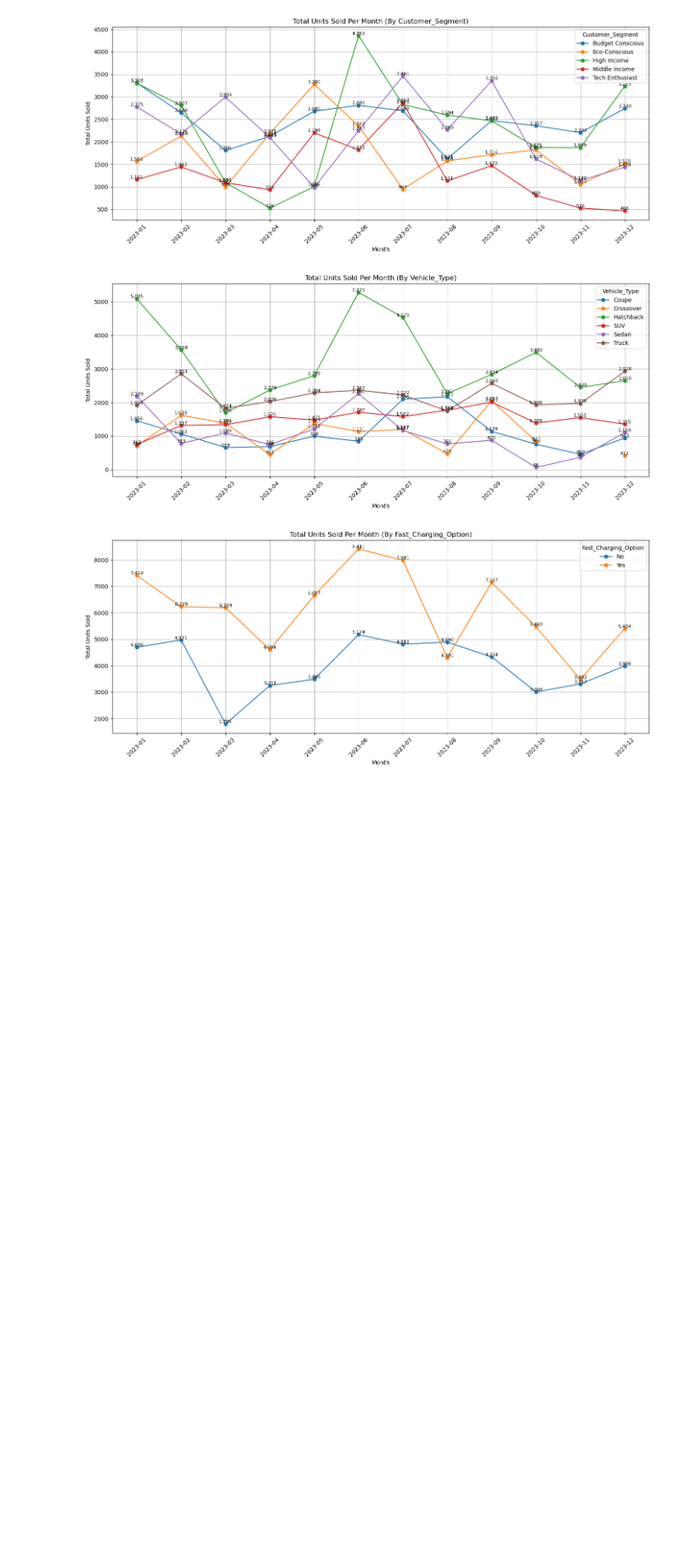
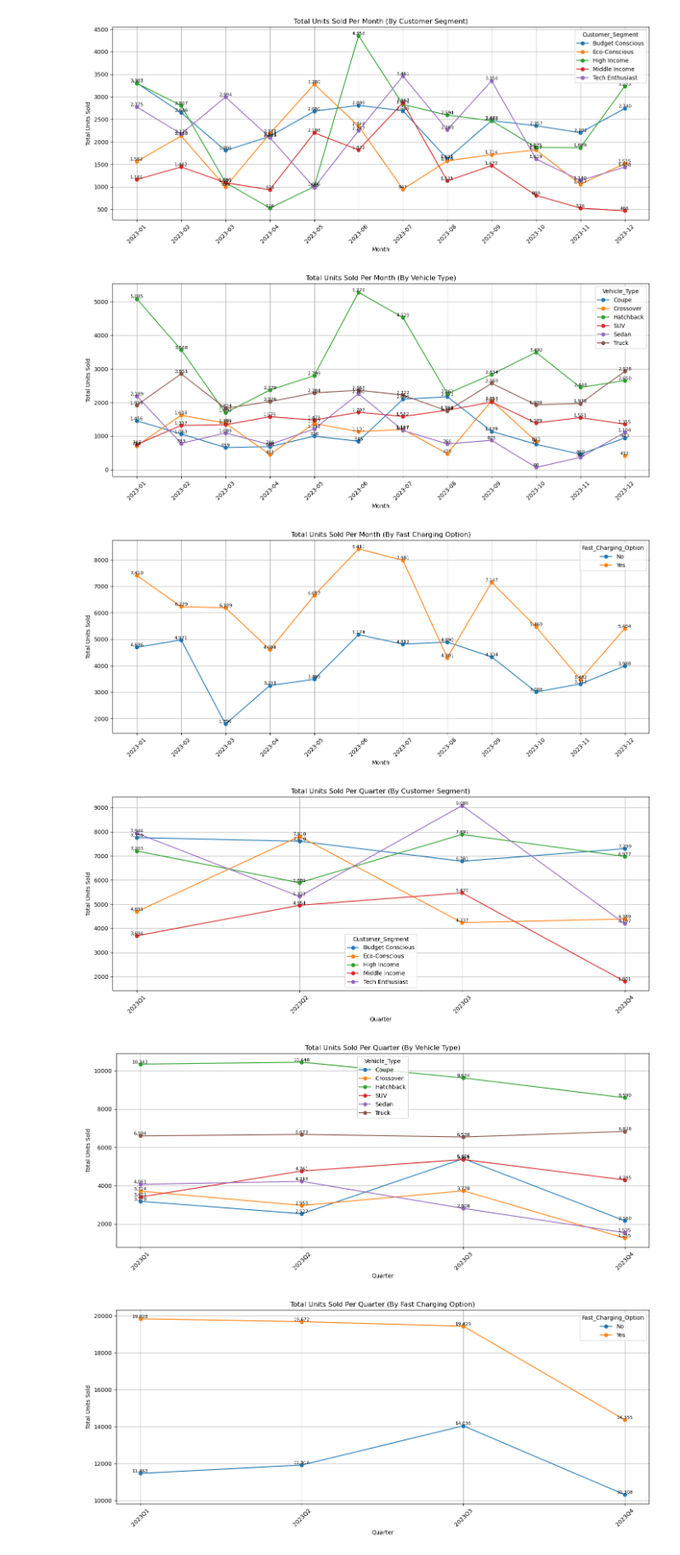
Before and after one commit to FlazeFy2/DS-Electric-Vehicle-EV-Sales-and-Adoption, a Jupyter notebook: exploratory data analysis-line.ipynb, the cells around one changed output. Shown at 85% size. Drawn from its saved outputs; the diff is of its cells as text; code cells hidden in the pictures; blank space fills up the shorter version.

Commit message:
[DS] Exploratory Data Analysis (EDA) - Line Chart Total Units Sold Per Quarter By Customer Segment, Vehicle Type, and Fast Charging Option

```diff
--- a/exploratory data analysis-line.ipynb
+++ b/exploratory data analysis-line.ipynb
@@ -244,7 +244,7 @@ for col in group_cols:
     plt.figure(figsize=(14, 6))
     for category in pivot_sales.columns:
         plt.plot(pivot_sales.index, pivot_sales[category], marker='o', label=category)
-    plt.title(f'Total Units Sold Per Month (By {col})')
+    plt.title(f'Total Units Sold Per Month (By {col.replace("_"," ").title()})')
     plt.xlabel('Month')
     plt.ylabel('Total Units Sold')
     plt.xticks(rotation=45)
@@ -261,3 +261,58 @@ for col in group_cols:
 [figure]
 [figure]
 [figure]
+# %%
+import pandas as pd
+import numpy as np
+import matplotlib.pyplot as plt
+
+# Declaration
+# Exploratory Data Analysis (EDA) - Line Chart Total Units Sold Per Quarter By Customer Segment, Vehicle Type, and Fast Charging Option
+data = pd.read_csv("train.csv")
+
+# Convert Date column
+data['Date'] = pd.to_datetime(data['Date'], errors='coerce')
+
+# Extract Year-Quarter
+data['YearQuarter'] = data['Date'].dt.to_period('Q').astype(str)
+
+# Convert to numeric
+data['Units_Sold'] = pd.to_numeric(data['Units_Sold'], errors='coerce')
+
+# Remove NaN
+data = data.dropna(subset=['Units_Sold'])
+
+# Group by categories
+group_cols = ['Customer_Segment', 'Vehicle_Type', 'Fast_Charging_Option']
+
+for col in group_cols:
+    # Group by category and YearQuarter
+    quarterly_sales = data.groupby([col, 'YearQuarter'])['Units_Sold'].sum().reset_index()
+
+    # Pivot table for multi-line chart
+    pivot_sales = quarterly_sales.pivot(index='YearQuarter', columns=col, values='Units_Sold')
+
+    # Sort Quarter order
+    pivot_sales = pivot_sales.sort_index()
+
+    # Plot Line Chart
+    plt.figure(figsize=(14, 6))
+    for category in pivot_sales.columns:
+        plt.plot(pivot_sales.index, pivot_sales[category], marker='o', label=category)
+    plt.title(f'Total Units Sold Per Quarter (By {col.replace("_", " ").title()})')
+    plt.xlabel('Quarter')
+    plt.ylabel('Total Units Sold')
+    plt.xticks(rotation=45)
+    plt.grid(True)
+    # Add Labels
+    for category in pivot_sales.columns:
+        for x, y in zip(pivot_sales.index, pivot_sales[category]):
+            if pd.notna(y):
+                plt.text(x, y + 1, f"{int(y):,}", ha='center', va='bottom', fontsize=8)
+    plt.legend(title=col)
+    plt.tight_layout()
+    plt.show()
+# %% [output]
+[figure, added]
+[figure, added]
+[figure, added]
```
